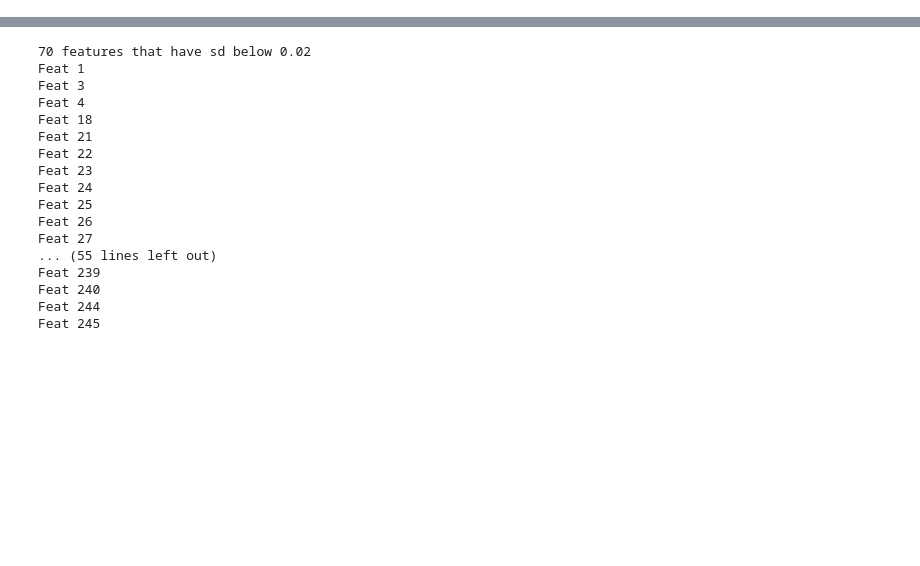
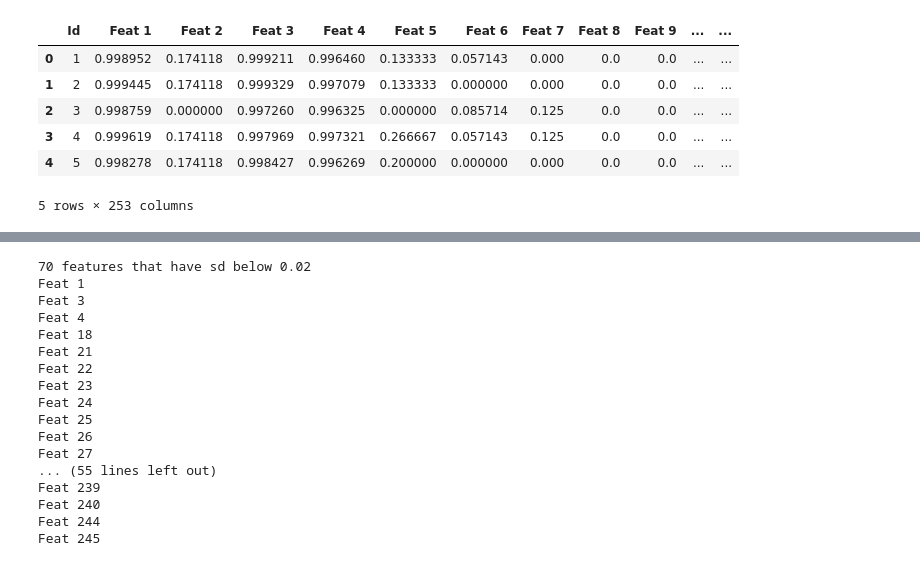
Before and after one commit to aplett98/cs181-practicals, a Jupyter notebook: P1/attempt1.ipynb, the cells around one changed output, grey strips where cells are left out. Drawn from its saved outputs; the diff is of its cells as text; code cells hidden in the pictures; blank space fills up the shorter version.

```diff
--- a/P1/attempt1.ipynb
+++ b/P1/attempt1.ipynb
@@ -21,6 +21,14 @@ train = pd.read_csv("train.csv")
 test = pd.read_csv("test.csv")
 # %%
 # Inspect training set
-# train.head()
+train.head()
+# %% [output]
+|  | Id | Feat 1 | Feat 2 | Feat 3 | Feat 4 | Feat 5 | Feat 6 | Feat 7 | Feat 8 | Feat 9 | ... | ... |
+| 0 | 1 | 0.998952 | 0.174118 | 0.999211 | 0.996460 | 0.133333 | 0.057143 | 0.000 | 0.0 | 0.0 | ... | ... |
+| 1 | 2 | 0.999445 | 0.174118 | 0.999329 | 0.997079 | 0.133333 | 0.000000 | 0.000 | 0.0 | 0.0 | ... | ... |
+| 2 | 3 | 0.998759 | 0.000000 | 0.997260 | 0.996325 | 0.000000 | 0.085714 | 0.125 | 0.0 | 0.0 | ... | ... |
+| 3 | 4 | 0.999619 | 0.174118 | 0.997969 | 0.997321 | 0.266667 | 0.057143 | 0.125 | 0.0 | 0.0 | ... | ... |
+| 4 | 5 | 0.998278 | 0.174118 | 0.998427 | 0.996269 | 0.200000 | 0.000000 | 0.000 | 0.0 | 0.0 | ... | ... |
+5 rows × 253 columns
 # %%
 # Inspect test set
```
Also changed, not shown: parts of 13 cells of this notebook.
